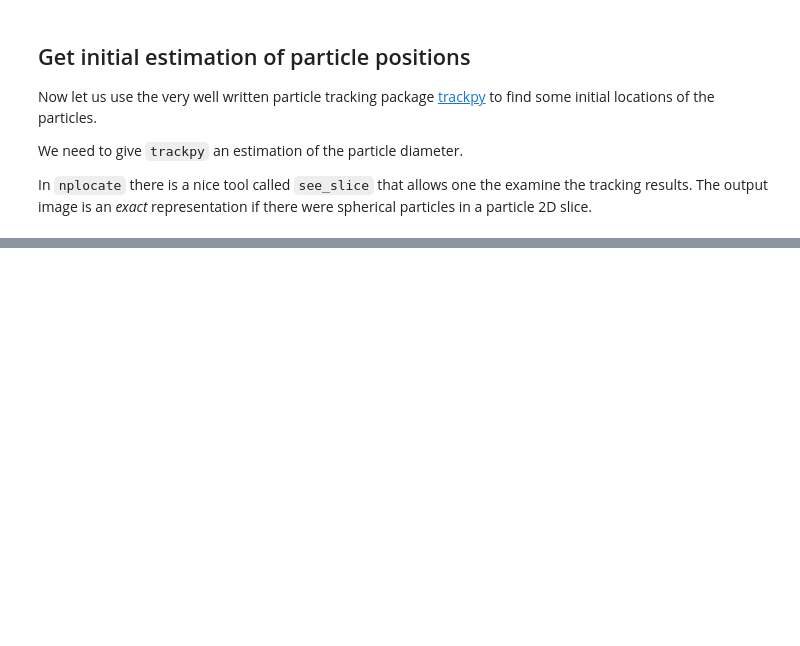
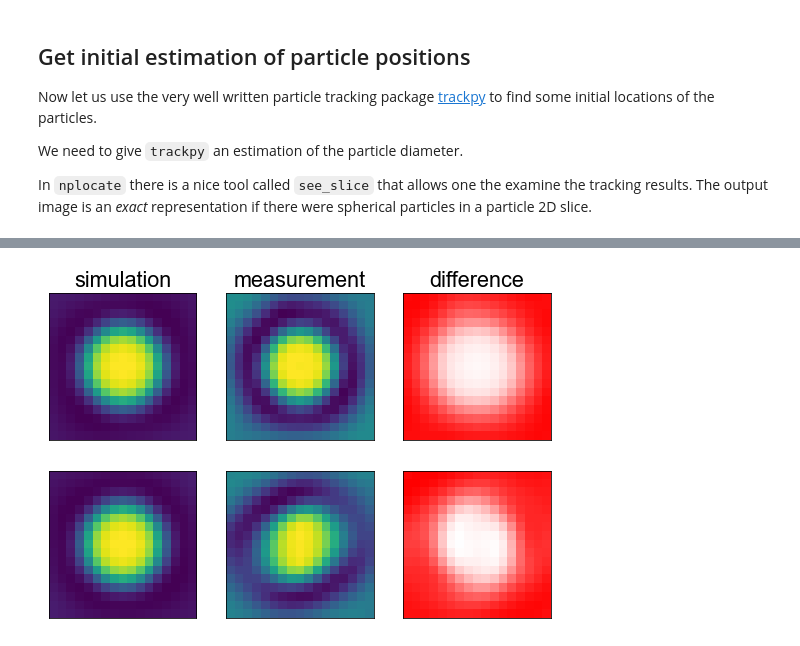
Before and after one commit to yangyushi/nplocate, a Jupyter notebook: example/demo.ipynb, the cells around one changed output, grey strips where cells are left out. Drawn from its saved outputs; the diff is of its cells as text; code cells hidden in the pictures; blank space fills up the shorter version.

```diff
--- a/example/demo.ipynb
+++ b/example/demo.ipynb
@@ -60,18 +53,0 @@ In addition, the `threshold` parameter will remove all extera particles whose in
-# %%
-should_add = True
-r_model = 2 * diameter
-iter_num = 0
-while should_add:
-    n0 = xyz.shape[0]
-    xyz = nl.add(
-        positions=xyz,
-        image=img,
-        r_model=r_model,
-        diameter=diameter,
-        locate_func=lambda im : np.array(tp.locate(im, diameter))[:, :3],
-        threshold=20
-    )
-    n1 = xyz.shape[0]
-    should_add = n1 > n0
-    iter_num += 1
-    print('#{}, {} -> {}'.format(iter_num, n0, n1))
@@ -112,0 +66,7 @@ nl.see_slice(img, xyz_tp, s, 5.5, axis, sizes=(3, 3))
+# %%
+model = nl.GaussianSphere(r=4.8, sxy=1.2, sz=1.2)
+
+# compare the model with the measurement from real data
+model.plot_mean_shape(img, xyz)
+# %% [output]
+[figure, added]
```
Also changed, not shown: parts of 27 cells of this notebook, 1 other file.
